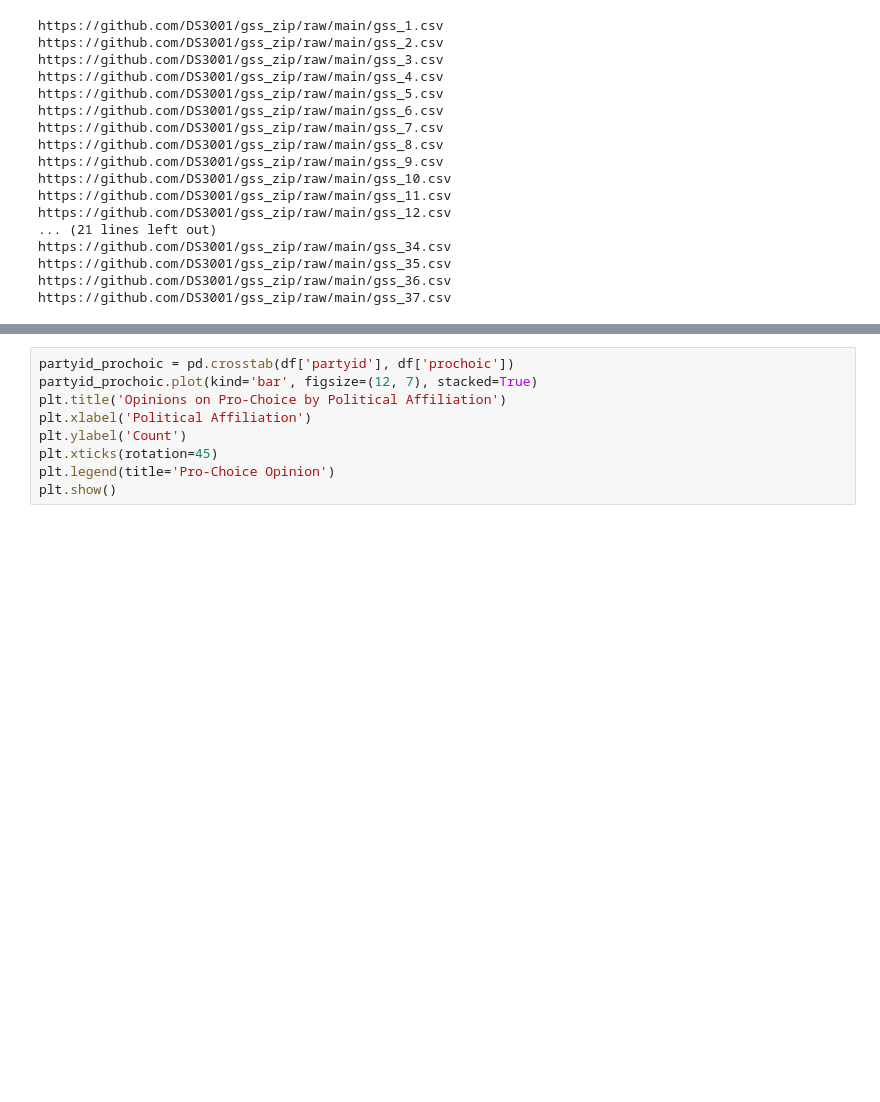
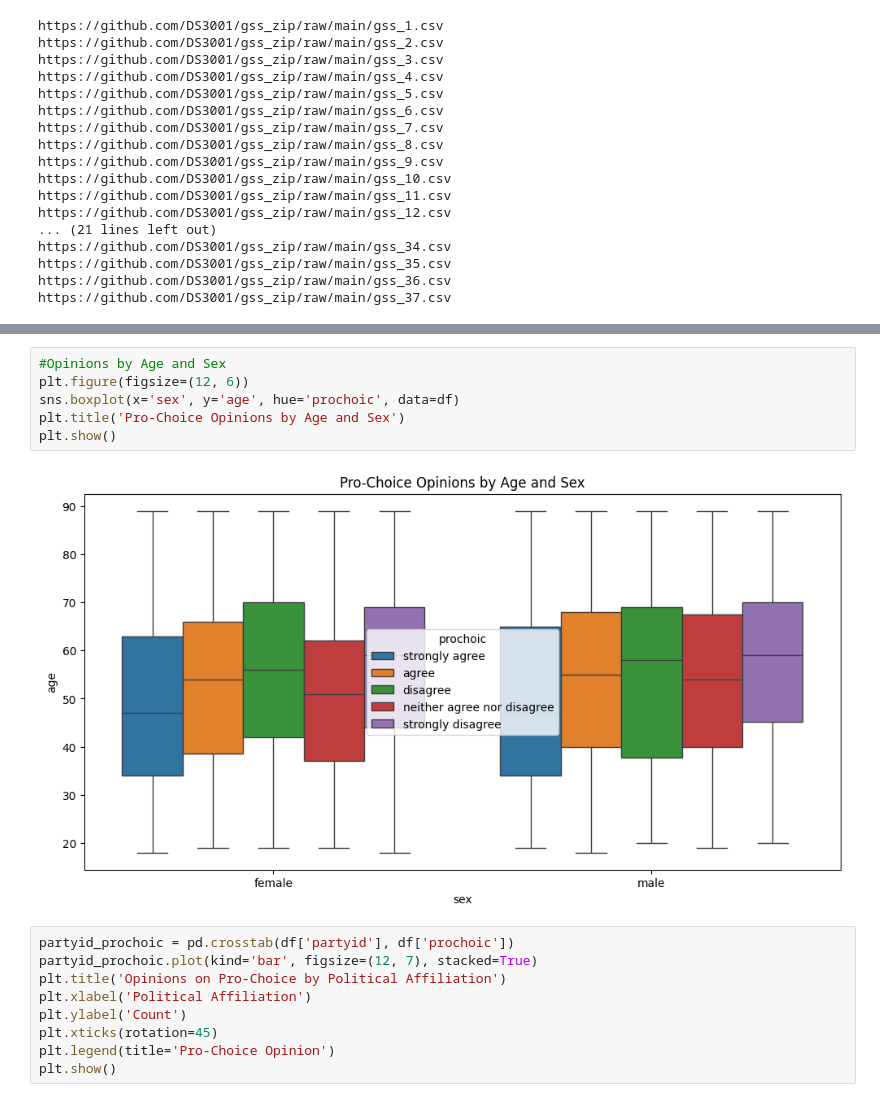
Before and after one commit to Lasata-T/Group1Project1, a Jupyter notebook: ML2.ipynb, the cells around one changed output, grey strips where cells are left out. Saved outputs shown, nothing was run; the diff lists cells and outputs as text; blank space fills up the shorter version.

```diff
--- a/ML2.ipynb
+++ b/ML2.ipynb
@@ -87,3 +123,11 @@ sex: ['female' 'male' nan]
+# %%
+#Opinions by Age and Sex
+plt.figure(figsize=(12, 6))
+sns.boxplot(x='sex', y='age', hue='prochoic', data=df)
+plt.title('Pro-Choice Opinions by Age and Sex')
+plt.show()
+# %% [output]
+[figure, added]
 # %%
 partyid_prochoic = pd.crosstab(df['partyid'], df['prochoic'])
 partyid_prochoic.plot(kind='bar', figsize=(12, 7), stacked=True)
```
Also changed, not shown: parts of 7 cells of this notebook.
